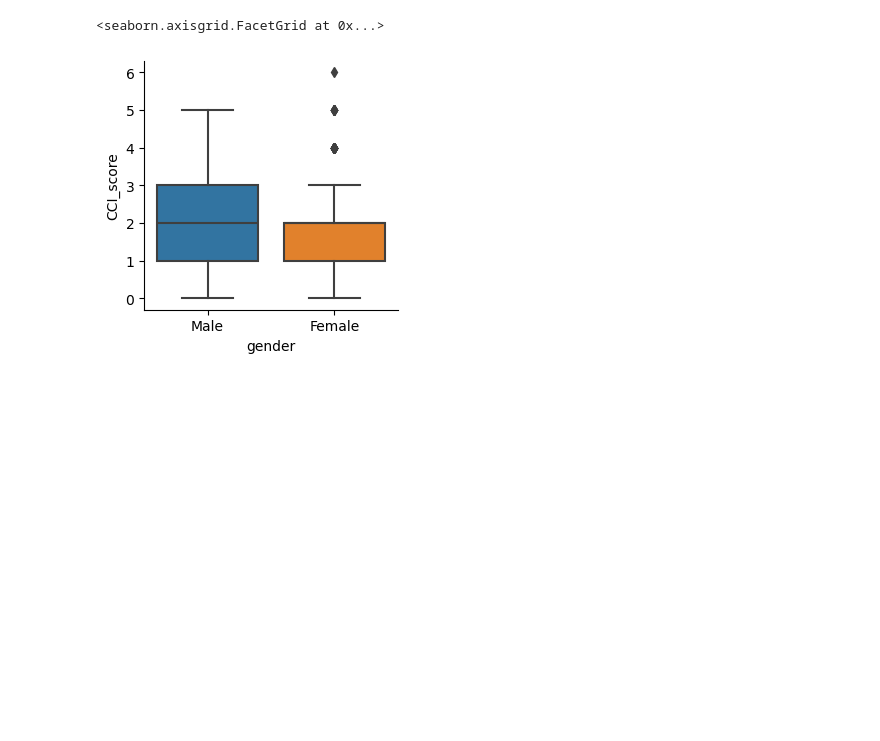
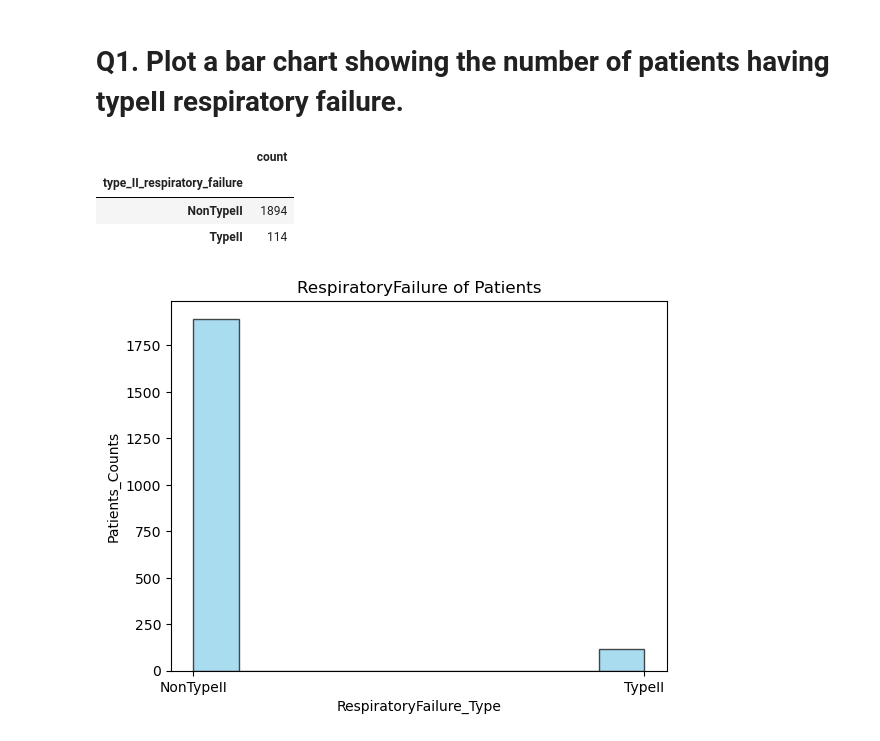
Before and after one commit to Moinandy6/Team9_Py-Stars_Python-Hackathon_Apr24, a Jupyter notebook: Team9_Py-Stars_Python-Hackathon_Apr24(Additional Questions).ipynb, the cells around one changed output. Saved outputs shown, nothing was run; the diff lists cells and outputs as text; code cells hidden in the pictures; blank space fills up the shorter version.

```diff
--- a/Team9_Py-Stars_Python-Hackathon_Apr24(Additional Questions).ipynb
+++ b/Team9_Py-Stars_Python-Hackathon_Apr24(Additional Questions).ipynb
@@ -16,7 +6,26 @@ Demo_df=pd.read_excel('Cardiac_Outcomes.xlsx',"Demography")
-# %%
-f=patient_df["CCI_score"]
-p=Demo_df["gender"]
-sns.catplot(data=f, x=p, y=f ,kind='box')
-# %% [output]
-<seaborn.axisgrid.FacetGrid at 0x...>
-[figure, removed]
+# %%
+df_PatientHistory=pd.read_excel("Cardiac_Outcomes.xlsx","PatientHistory")
+df_Hospitalization_Discharge = pd.read_excel("Cardiac_Outcomes.xlsx","Hospitalization_Discharge")
+import matplotlib.pyplot as plt
+df_Demography=pd.read_excel("Cardiac_Outcomes.xlsx","Demography")
+df_Labs=pd.read_excel("Cardiac_Outcomes.xlsx","Labs")
+# %% [markdown]
+# Q1. Plot a bar chart showing the number of patients having typeII respiratory failure.
+# %%
+RespiratoryFailure_Type = df_PatientHistory["type_II_respiratory_failure"].value_counts().to_frame('count')
+RespiratoryFailure_Type
+# %% [output]
+|  | count |
+| type_II_respiratory_failure |  |
+| NonTypeII | 1894 |
+| TypeII | 114 |
+# %%
+Patients_Counts=df_PatientHistory["inpatient_number"]
+RespiratoryFailure_Type = df_PatientHistory["type_II_respiratory_failure"]
+plt.hist(RespiratoryFailure_Type, bins=10, color='skyblue', edgecolor='black', alpha=0.7)
+plt.xlabel('RespiratoryFailure_Type')
+plt.ylabel('Patients_Counts')
+plt.title('RespiratoryFailure of Patients')
+plt.show()
+# %% [output]
+[figure, added]
```
Also changed, not shown: parts of 10 cells of this notebook.
